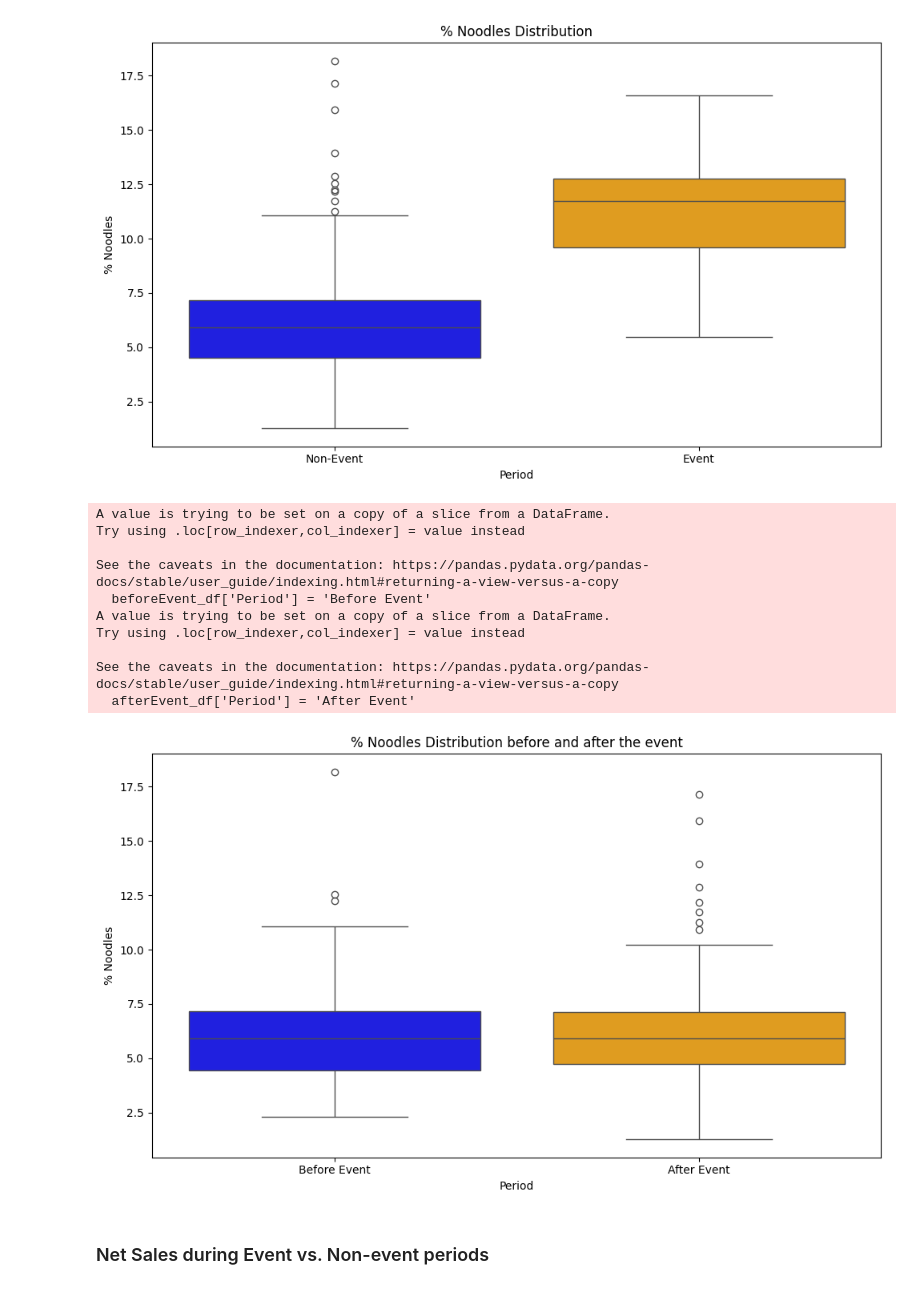
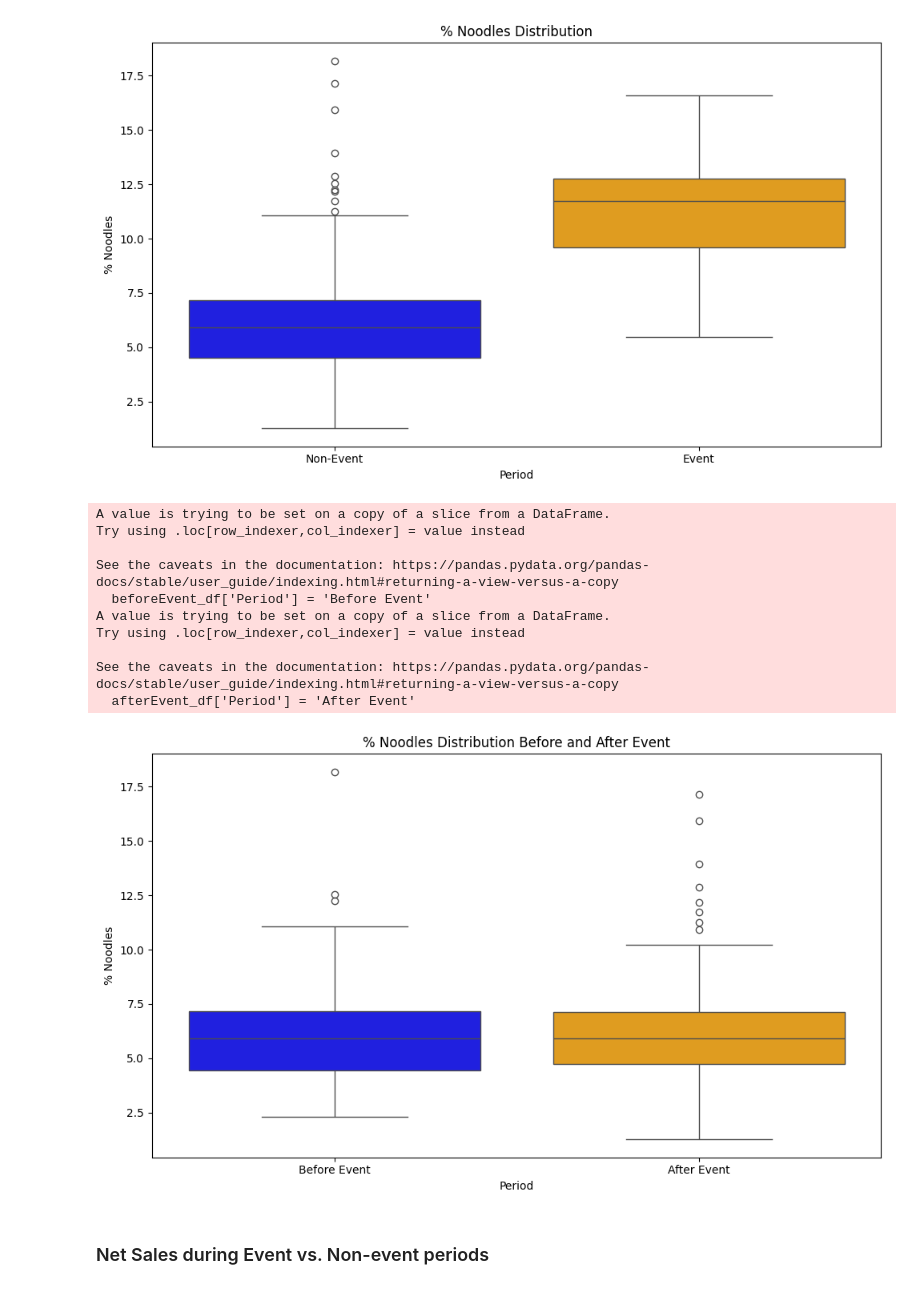
Before and after one commit to leejeff0319/Restaurant_Promotional_Event, a Jupyter notebook: Data_Analysis.ipynb, the cells around one changed output. Cells and saved outputs as stored; diff of their text form; code cells hidden in the pictures.

Commit message:
Added a new bar graph, editted labels

```diff
--- a/Data_Analysis.ipynb
+++ b/Data_Analysis.ipynb
@@ -84,35 +84,35 @@ Event_df = Event_df.copy()
 beforeEvent_df['Period'] = 'Before Event'
 afterEvent_df['Period'] = 'After Event'
 
 # Concatonate into single DF to keep period attributes
 combined_df = pd.concat([beforeEvent_df, afterEvent_df])
 
 # Set up figure and axes
 plt.figure(figsize=(10, 6))
 
 # Plot box plot for 'Net Sales' based on Period
 sns.boxplot(x='Period', y='% Noodles', data=combined_df, hue='Period', palette={'Before Event': 'blue', 'After Event': 'orange'}, legend=False)
 
 # Set labels and title
 plt.xlabel('Period')
 plt.ylabel('% Noodles')
-plt.title('% Noodles Distribution before and after the event')
+plt.title('% Noodles Distribution Before and After Event')
 
 # Show plot
 plt.tight_layout()
 plt.show()
 # %% [output]
 A value is trying to be set on a copy of a slice from a DataFrame.
 Try using .loc[row_indexer,col_indexer] = value instead
 
 See the caveats in the documentation: https://pandas.pydata.org/pandas-docs/stable/user_guide/indexing.html#returning-a-view-versus-a-copy
   beforeEvent_df['Period'] = 'Before Event'
 A value is trying to be set on a copy of a slice from a DataFrame.
 Try using .loc[row_indexer,col_indexer] = value instead
 
 See the caveats in the documentation: https://pandas.pydata.org/pandas-docs/stable/user_guide/indexing.html#returning-a-view-versus-a-copy
   afterEvent_df['Period'] = 'After Event'
-[figure, old version]
+[figure, new version]
 # %% [markdown]
 ### Net Sales during Event vs. Non-event periods
 # %%
```
Also changed, not shown: parts of 2 cells of this notebook.
